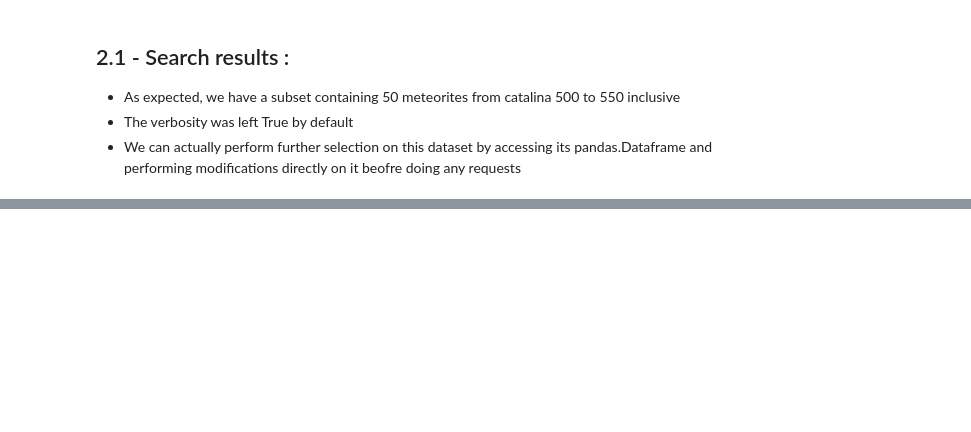
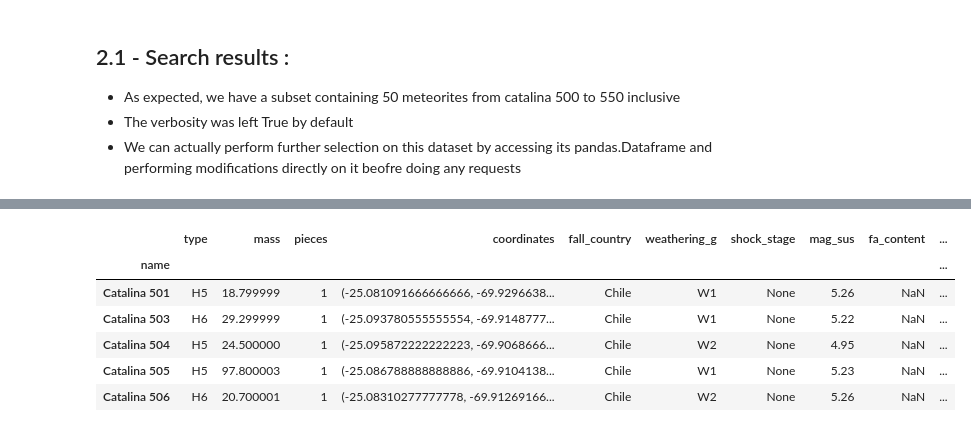
Before and after one commit to Psemp/sysyphus, a Jupyter notebook: notebooks/sysyphus_examples.ipynb, the cells around one changed output, grey strips where cells are left out. Cells and saved outputs as stored; diff of their text form; code cells hidden in the pictures; blank space fills up the shorter version.

```diff
--- a/notebooks/sysyphus_examples.ipynb
+++ b/notebooks/sysyphus_examples.ipynb
@@ -116,0 +229,13 @@ ids_to_rm = [22, 30, 42]
+# %%
+ommition_list = ["latitude", "longitude"]  # Just removing the latitude and longitude columns
+
+# Setting head(n=5) to display the first 5 rows of the data
+boulder.display_search(as_pandas=True, ommit=ommition_list).head(n=5)
+# %% [output]
+|  | type | mass | pieces | coordinates | fall_country | weathering_g | shock_stage | mag_sus | fa_content | ... |
+| name |  |  |  |  |  |  |  |  |  | ... |
+| Catalina 501 | H5 | 18.799999 | 1 | (-25.081091666666666, -69.9296638... | Chile | W1 | None | 5.26 | NaN | ... |
+| Catalina 503 | H6 | 29.299999 | 1 | (-25.093780555555554, -69.9148777... | Chile | W1 | None | 5.22 | NaN | ... |
+| Catalina 504 | H5 | 24.500000 | 1 | (-25.095872222222223, -69.9068666... | Chile | W2 | None | 4.95 | NaN | ... |
+| Catalina 505 | H5 | 97.800003 | 1 | (-25.086788888888886, -69.9104138... | Chile | W1 | None | 5.23 | NaN | ... |
+| Catalina 506 | H6 | 20.700001 | 1 | (-25.08310277777778, -69.91269166... | Chile | W2 | None | 5.26 | NaN | ... |
```
Also changed, not shown: parts of 24 cells of this notebook, 6 other files.
